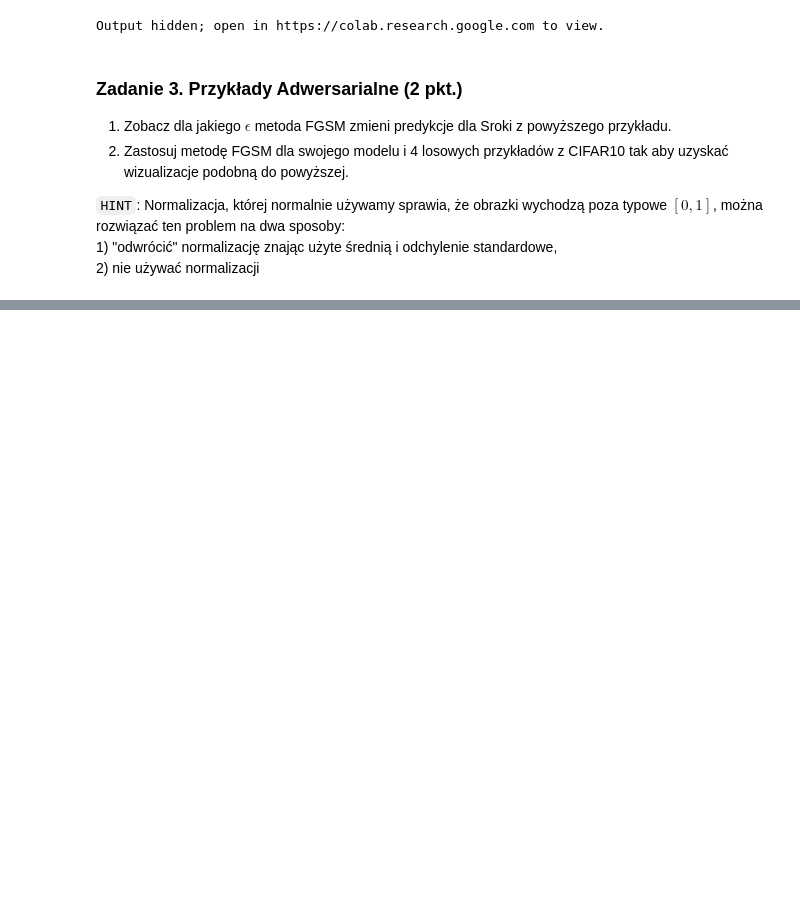
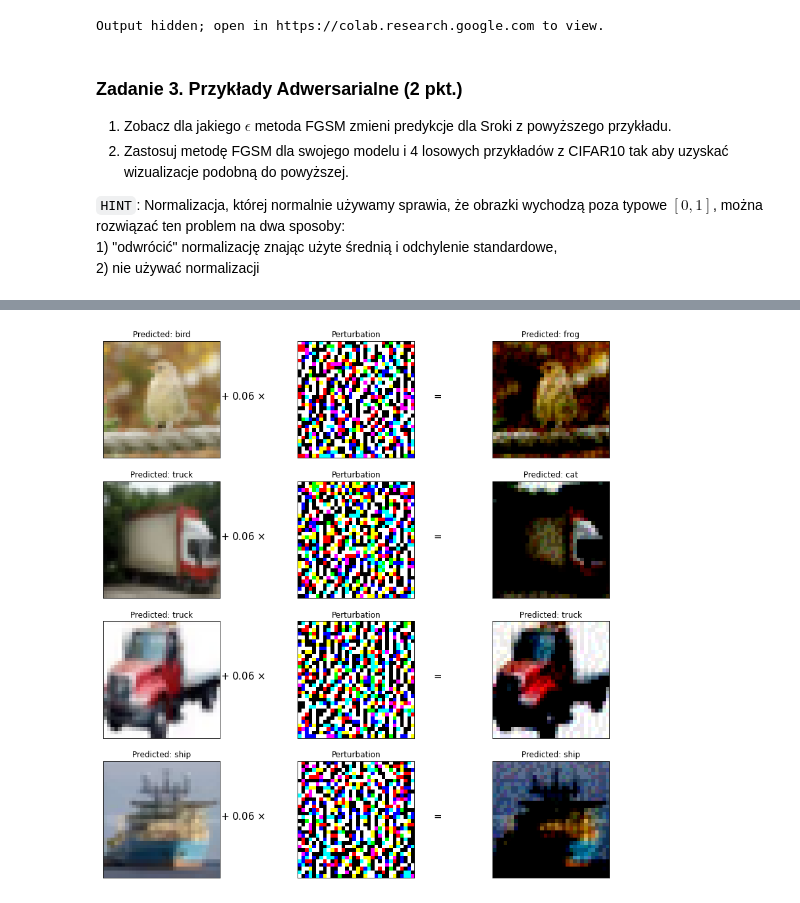
Before and after one commit to GrayMan124/Nauczanie_maszynowe, a Jupyter notebook: 09_image_classification.ipynb, the cells around one changed output, grey strips where cells are left out. Saved outputs shown, nothing was run; the diff lists cells and outputs as text; code cells hidden in the pictures; blank space fills up the shorter version.

```diff
--- a/09_image_classification.ipynb
+++ b/09_image_classification.ipynb
@@ -539,0 +536,2 @@ for img, label in zip(x, y):
+# %%
+x_data=normalize(x) #normalizuje x, poniewaz model jest nauczony na danych znormalizowanych
@@ -539,0 +573,43 @@ for img, label in zip(x, y):
+# %%
+# tutaj przetestuj swój model i użyj wizualizacji z powyższego przykładu
+from torch import Tensor
+
+output = my_model(adv_imgs)
+adv_pred = torch.argmax(output, 1)
+
+
+mean = torch.tensor([0.5,0.5,0.5])
+std = torch.tensor([0.5, 0.5, 0.5])
+
+x_data=Tensor.cpu(x_data)
+x_data = x_data * std[:, None, None] + mean[:, None, None] # "odwracam" normalizacje na x_data
+
+adv_imgs = Tensor.cpu(adv_imgs)
+adv_imgs= adv_imgs * std[:, None, None] + mean[:, None, None] #odwracam normalizacje na adv_imgs, chociaz wydaje mi sie ze daje to niepoprawne obrazki
+# visualisation
+fig, axes = plt.subplots(nrows=4, ncols=3, figsize=(15, 15))
+for row, img, adv, p, adv_p, g in zip(axes, x_data, adv_imgs, pred, adv_pred, grads):
+    img=Tensor.cpu(img)
+    row[0].imshow((np.transpose(img.detach(), (1,2,0))))
+    row[0].set_title(f"Predicted: {dataset.classes[p]}")
+    row[0].set_xticks([])
+    row[0].set_yticks([])
+
+    row[0].text(1.2,0.5, fr"+ {eps} $\times$", size=15, ha="center", transform=row[0].transAxes)
+    g=Tensor.cpu(g)
+    row[1].imshow(np.transpose(g, (1,2,0)))
+    row[1].set_title(f"Perturbation")
+    row[1].set_xticks([])
+    row[1].set_yticks([])
+
+    row[1].text(1.2,0.5, "=", size=15, ha="center", transform=row[1].transAxes)
+
+    adv=Tensor.cpu(adv)
+    row[2].imshow(np.transpose(adv.detach(), (1,2,0)))
+    row[2].set_title(f"Predicted: {dataset.classes[adv_p]}")
+    row[2].set_xticks([])
+    row[2].set_yticks([])
+
+# fig.tight_layout()
+# %% [output]
+[figure, added]
```
Also changed, not shown: parts of 6 cells of this notebook.
